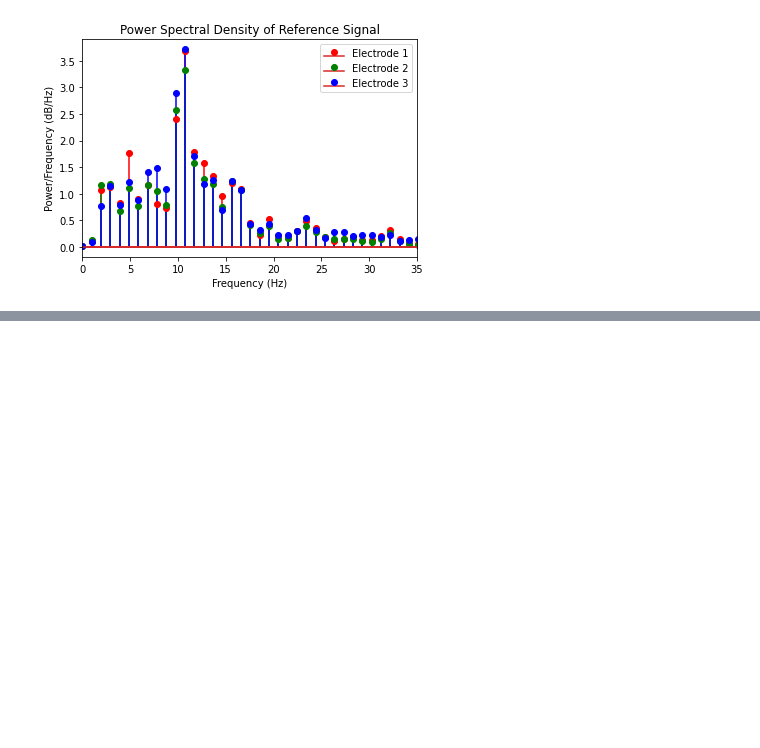
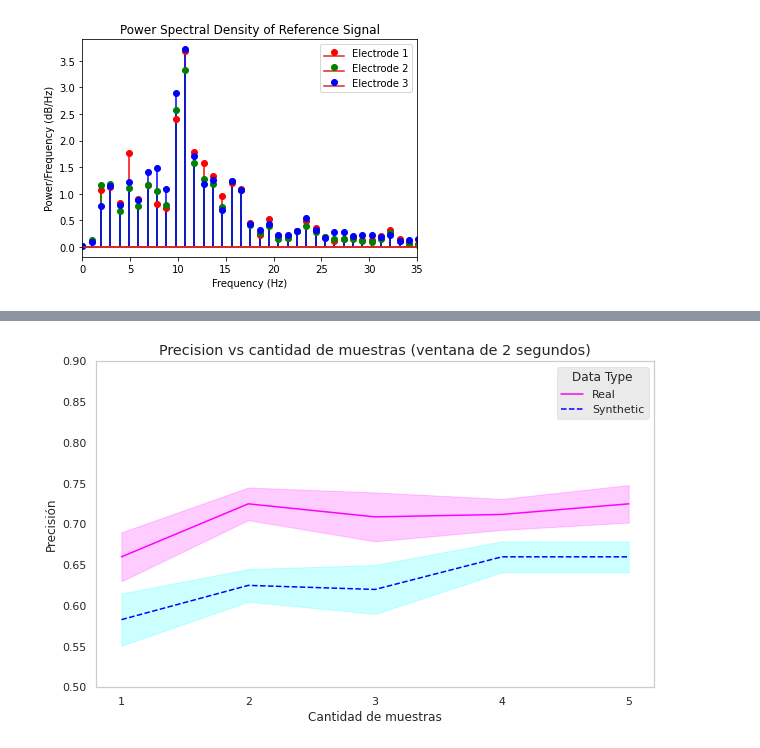
Before and after one commit to loaspra/stargan-ssvep, a Jupyter notebook: new_data_processing.ipynb, the cells around one changed output, grey strips where cells are left out. Drawn from its saved outputs; the diff is of its cells as text; code cells hidden in the pictures; blank space fills up the shorter version.

```diff
--- a/new_data_processing.ipynb
+++ b/new_data_processing.ipynb
@@ -402,0 +448,48 @@ plt.show()
+# %%
+# accuracies using real data
+acc1 = [0.66, 0.725, 0.709, 0.712, 0.725]
+std1 = [0.03, 0.02, 0.03, 0.019, 0.023]
+
+# Accuracies using synthetic data
+acc2 = [0.583, 0.625, 0.62, 0.66, 0.66]
+std2 = [0.032, 0.02, 0.03, 0.019, 0.019]
+
+
+# Define the dataframe
+df = pd.DataFrame({
+    'Samples': list(range(1, 6)) * 2,
+    'Accuracy': acc1 + acc2,
+    'Data': ['Real'] * len(acc1) + ['Synthetic'] * len(acc2),
+    'Std': std1 + std2
+})
+
+# Create the seaborn line plot
+sns.set_theme(style="whitegrid")
+plt.figure(figsize=(10, 6))
+
+# Plot the real data with error bars
+plt.plot(df[df['Data'] == 'Real']['Samples'], df[df['Data'] == 'Real']['Accuracy'], 'b-', color='magenta', label='Real')
+plt.fill_between(df[df['Data'] == 'Real']['Samples'],
+                 df[df['Data'] == 'Real']['Accuracy'] - df[df['Data'] == 'Real']['Std'],
+                 df[df['Data'] == 'Real']['Accuracy'] + df[df['Data'] == 'Real']['Std'],
+                 color='magenta', alpha=0.2)
+
+# Plot the synthetic data with error bars
+plt.plot(df[df['Data'] == 'Synthetic']['Samples'], df[df['Data'] == 'Synthetic']['Accuracy'], 'r--', color='blue', label='Synthetic')
+plt.fill_between(df[df['Data'] == 'Synthetic']['Samples'],
+                 df[df['Data'] == 'Synthetic']['Accuracy'] - df[df['Data'] == 'Synthetic']['Std'],
+                 df[df['Data'] == 'Synthetic']['Accuracy'] + df[df['Data'] == 'Synthetic']['Std'],
+                 color='cyan', alpha=0.2)
+
+# Use styles, a grid and set the y axis to the range (0.700 - 0.900)
+plt.style.use('ggplot')
+plt.grid()
+plt.ylim(0.5, 0.900)
+plt.legend(title='Data Type')
+plt.title("Precision vs cantidad de muestras (ventana de 2 segundos)")
+plt.xlabel("Cantidad de muestras")
+plt.ylabel("Precisión")
+plt.xticks(ticks=range(1, 6), labels=range(1, 6))
+plt.show()
+# %% [output]
+[figure, added]
```
Also changed, not shown: parts of 4 cells of this notebook, 8 other files.
